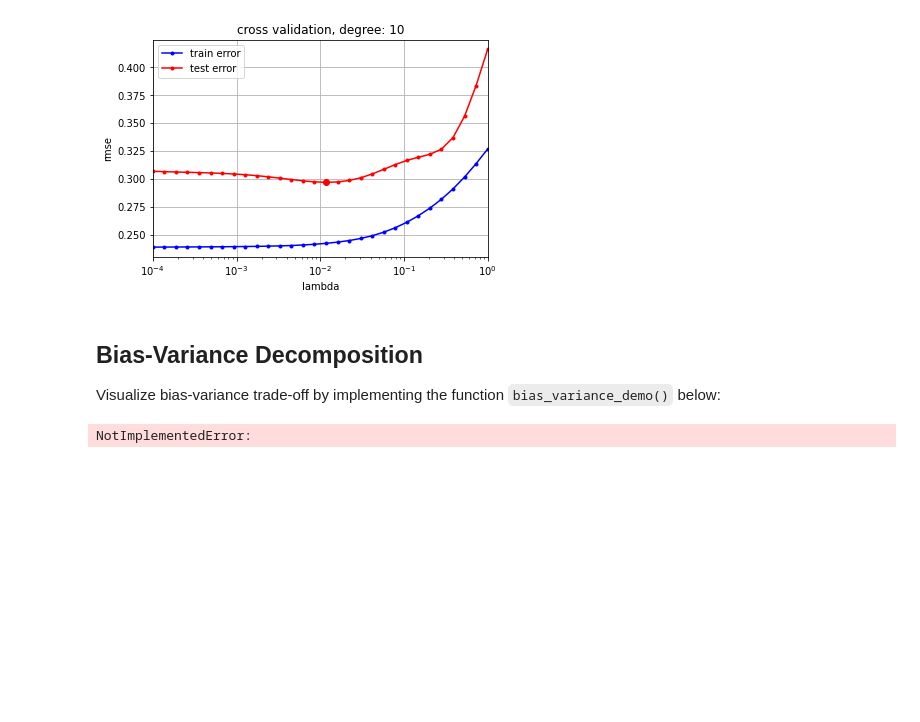
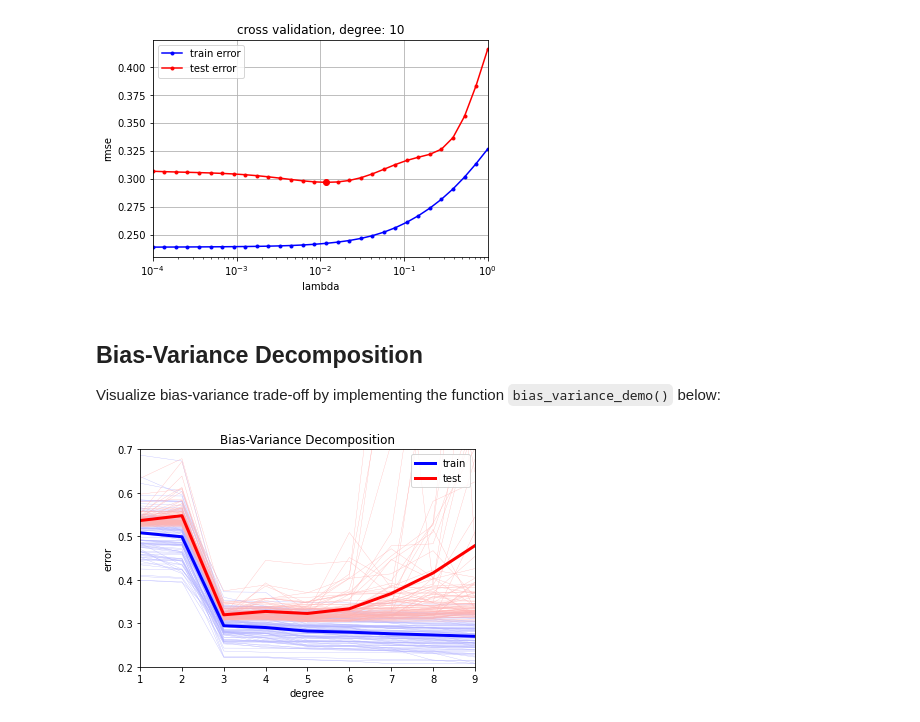
Before and after one commit to AdrianoVM/ML_course, a Jupyter notebook: labs/ex04/template/ex04.ipynb, the cells around one changed output. Saved outputs shown, nothing was run; the diff lists cells and outputs as text; code cells hidden in the pictures; blank space fills up the shorter version.

```diff
--- a/labs/ex04/template/ex04.ipynb
+++ b/labs/ex04/template/ex04.ipynb
@@ -138,36 +138,42 @@ Visualize bias-variance trade-off by implementing the function `bias_variance_de
 from least_squares import least_squares
 from split_data import split_data
 from plots import bias_variance_decomposition_visualization
-
 def bias_variance_demo():
     """The entry."""
     # define parameters
     seeds = range(100)
     num_data = 10000
     ratio_train = 0.005
     degrees = range(1, 10)
 
     # define list to store the variable
     rmse_tr = np.empty((len(seeds), len(degrees)))
     rmse_te = np.empty((len(seeds), len(degrees)))
 
     for index_seed, seed in enumerate(seeds):
         np.random.seed(seed)
         x = np.linspace(0.1, 2 * np.pi, num_data)
         y = np.sin(x) + 0.3 * np.random.randn(num_data).T
         # ***************************************************
         # INSERT YOUR CODE HERE
         # split data with a specific seed: TODO
         # ***************************************************
-        raise NotImplementedError
+        x_train, x_test, y_train, y_test = split_data(x, y, ratio_train, seed)
         # ***************************************************
         # INSERT YOUR CODE HERE
         # bias_variance_decomposition: TODO
         # ***************************************************
-        raise NotImplementedError
+        for index_degree, degree in enumerate(degrees):
+
+            poly_train = build_poly(x_train, degree)
+            poly_test = build_poly(x_test, degree)
+            weights, mse_tr = least_squares(y_train, poly_train)
+            mse_te = compute_mse(y_test, poly_test, weights)
+            rmse_tr[index_seed, index_degree] = np.sqrt(2*mse_tr)
+            rmse_te[index_seed, index_degree] = np.sqrt(2*mse_te)
 
     bias_variance_decomposition_visualization(degrees, rmse_tr, rmse_te)
 
 bias_variance_demo()
 # %% [output]
-NotImplementedError:
+[figure, added]
```
Also changed, not shown: 2 other files.
